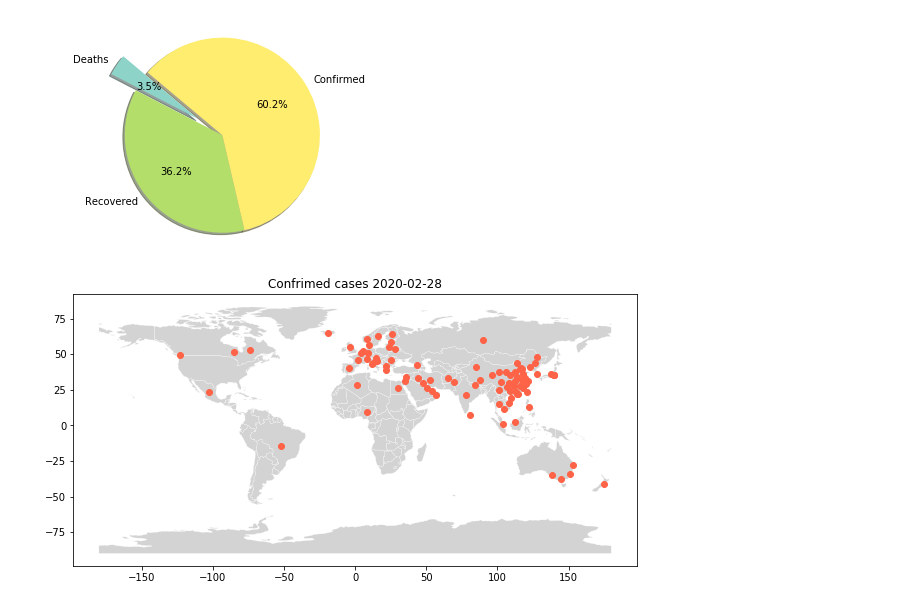
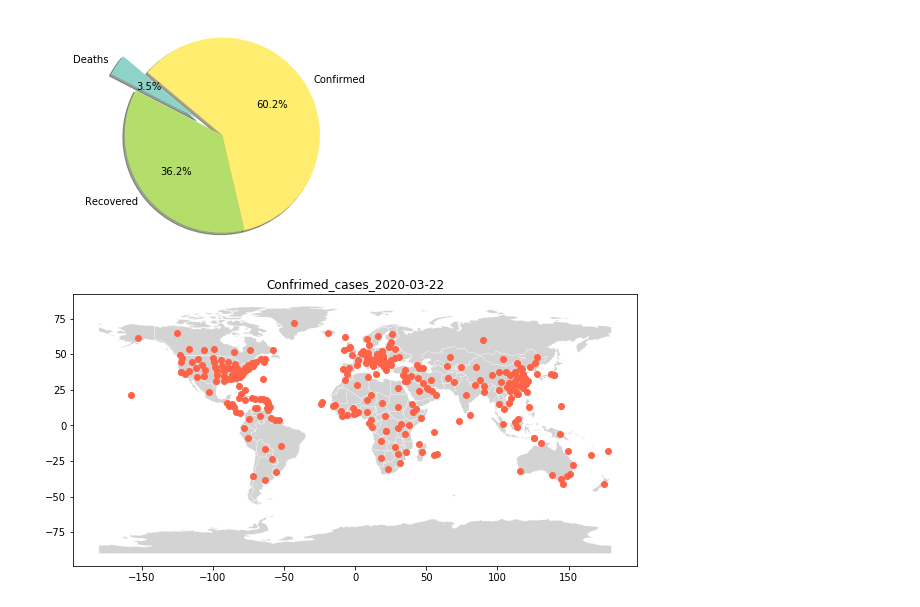
Before and after one commit to rootstrap/coronavirus-analysis, a Jupyter notebook: Coronavirus.ipynb, the cells around one changed output. Drawn from its saved outputs; the diff is of its cells as text; code cells hidden in the pictures.

Commit message:
add dynamic image

```diff
--- a/Coronavirus.ipynb
+++ b/Coronavirus.ipynb
@@ -77,13 +79,11 @@ def plot_countries(df, title):
 # %%
 from IPython.display import clear_output
 import time
-
-while(True):
-    for d in df_daily_case['Date'].unique():
-        clear_output(wait=True)
-        df_aux = df_daily_case[df_daily_case['Date']==d]
-        df_aux = df_aux[df_aux['Confirmed']>0]
-        plot_countries(df_aux, 'Confrimed cases ' + np.datetime_as_string(d, 'D'))
-        time.sleep(0.1)
+for d in df_daily_case['Date'].unique():
+    clear_output(wait=True)
+    df_aux = df_daily_case[df_daily_case['Date']==d]
+    df_aux = df_aux[df_aux['Confirmed']>0]
+    plot_countries(df_aux, 'Confrimed_cases_' + np.datetime_as_string(d, 'D'))
+    time.sleep(0.1)
 # %% [output]
-[figure, old version]
+[figure, new version]
```
Also changed, not shown: parts of 5 cells of this notebook, 2 other files.
